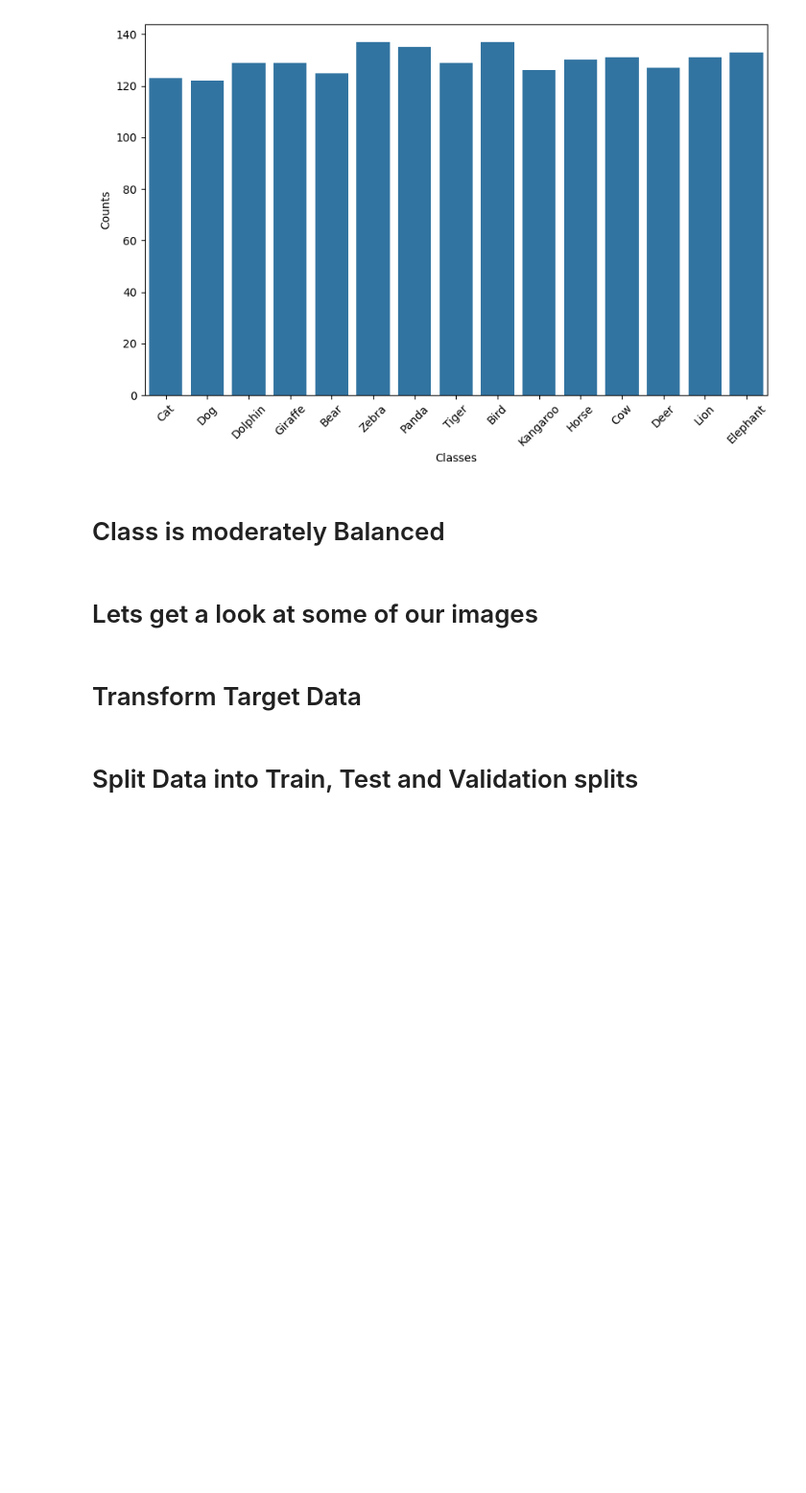
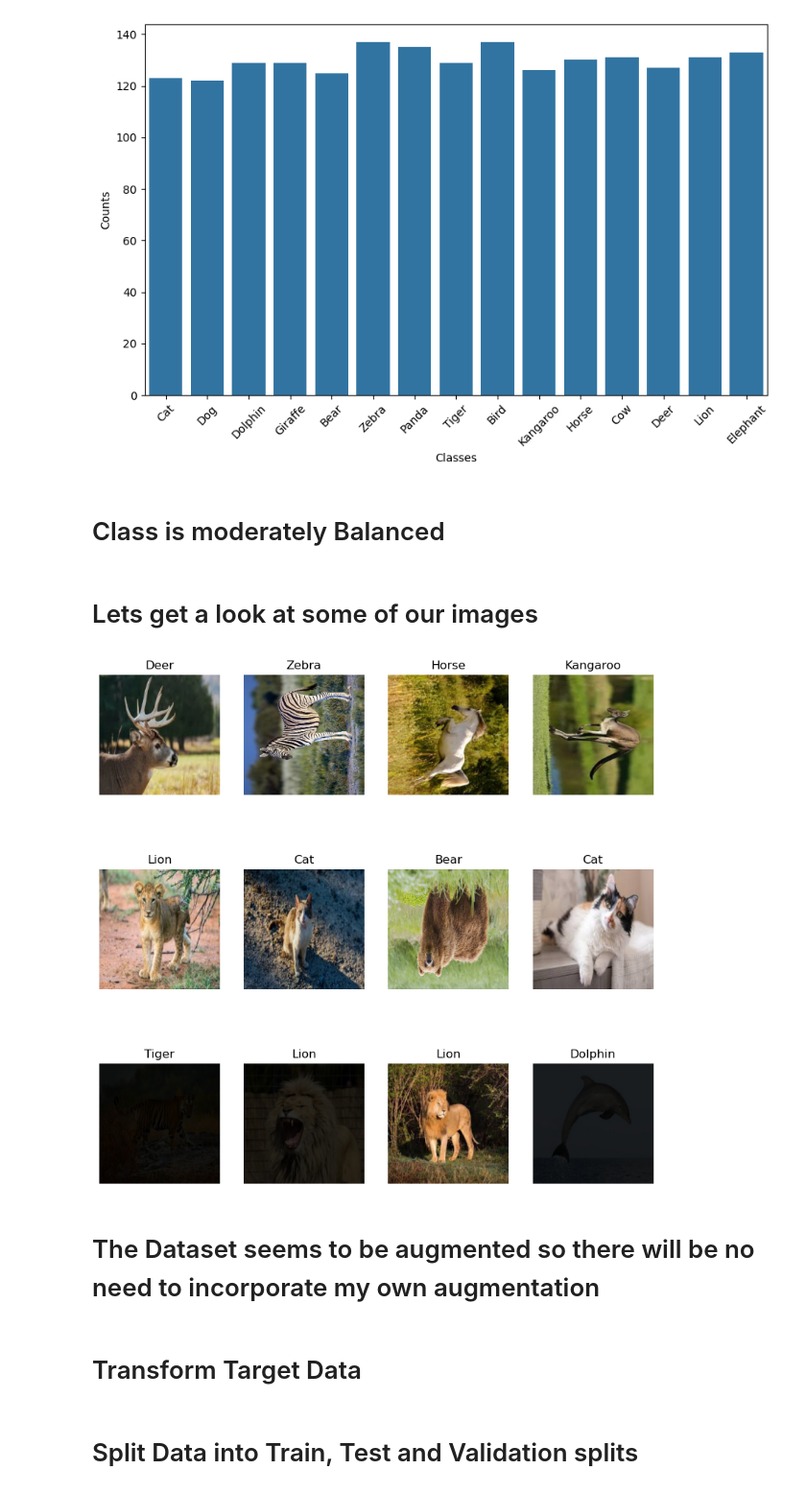
Before and after one commit to MaukanMir/Animal-Image-Classification, a Jupyter notebook: training.ipynb, the cells around one changed output. Shown: that part at 96% size. Cells and saved outputs as stored; diff of their text form; code cells hidden in the pictures; blank space fills up the shorter version.

Commit message:
added new images

```diff
--- a/training.ipynb
+++ b/training.ipynb
@@ -68,6 +68,20 @@ def check_class_imbalance(target):
   plt.ylabel("Counts")
   plt.xticks(rotation=45)
   plt.show()
+
+def plt_images(images, labels, num_images=12, img_size=INPUT_SHAPE):
+  indices = np.arange(len(images))
+  np.random.shuffle(indices)
+  plt.figure(figsize=(10,10))
+
+  for i in range(num_images):
+    plt.subplot(3, 4, i+1)
+    idx = indices[i]
+    img = images[idx].reshape(img_size)
+    plt.imshow(img)
+    plt.title(labels[idx])
+    plt.axis("off")
+  plt.show()
 # %% [markdown]
 # Load in Dataset
 # %%
@@ -83,6 +97,12 @@ check_class_imbalance(y)
 # Class is moderately Balanced
 # %% [markdown]
 # Lets get a look at some of our images
+# %%
+plt_images(X, y)
+# %% [output]
+[figure, added]
+# %% [markdown]
+# The Dataset seems to be augmented so there will be no need to incorporate my own augmentation
 # %% [markdown]
 # Transform Target Data
 # %%
```
